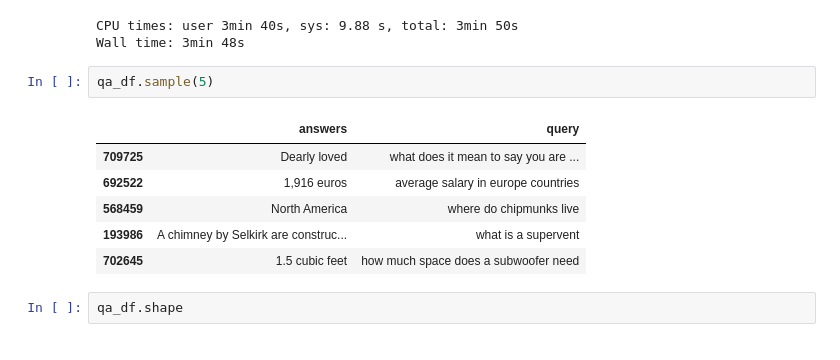
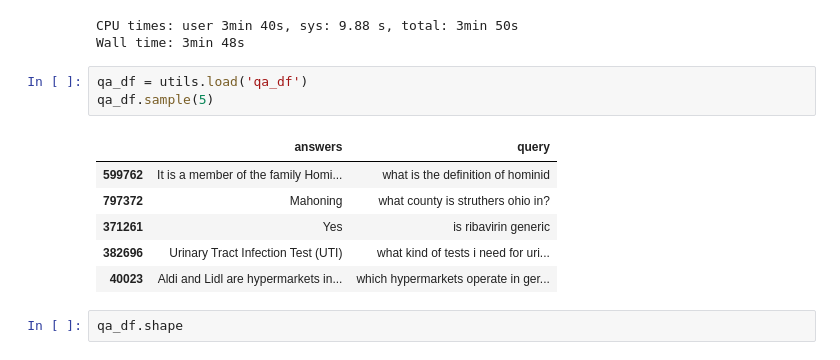
Before and after one commit to jason-sa/question_intent_classification, a Jupyter notebook: py_files/Q&A bot POC.ipynb, the cells around one changed output. Drawn from its saved outputs; the diff is of its cells as text.

```diff
--- a/py_files/Q&A bot POC.ipynb
+++ b/py_files/Q&A bot POC.ipynb
@@ -34,14 +34,15 @@ utils.save(qa_df, 'qa_df')
 CPU times: user 3min 40s, sys: 9.88 s, total: 3min 50s
 Wall time: 3min 48s
 # %%
+qa_df = utils.load('qa_df')
 qa_df.sample(5)
 # %% [output]
 |  | answers | query |
-| 709725 | Dearly loved | what does it mean to say you are ... |
-| 692522 | 1,916 euros | average salary in europe countries |
-| 568459 | North America | where do chipmunks live |
-| 193986 | A chimney by Selkirk are construc... | what is a supervent |
-| 702645 | 1.5 cubic feet | how much space does a subwoofer need |
+| 599762 | It is a member of the family Homi... | what is the definition of hominid |
+| 797372 | Mahoning | what county is struthers ohio in? |
+| 371261 | Yes | is ribavirin generic |
+| 382696 | Urinary Tract Infection Test (UTI) | what kind of tests i need for uri... |
+| 40023 | Aldi and Lidl are hypermarkets in... | which hypermarkets operate in ger... |
 # %%
 qa_df.shape
 # %% [output]
```
Also changed, not shown: parts of 5 cells of this notebook, 9 other files.
